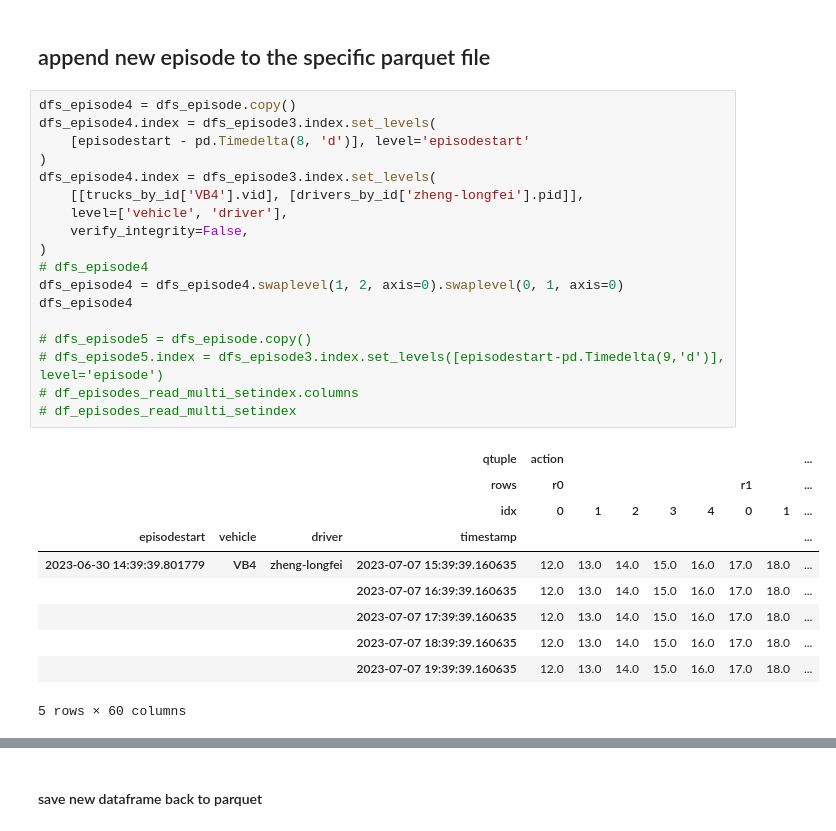
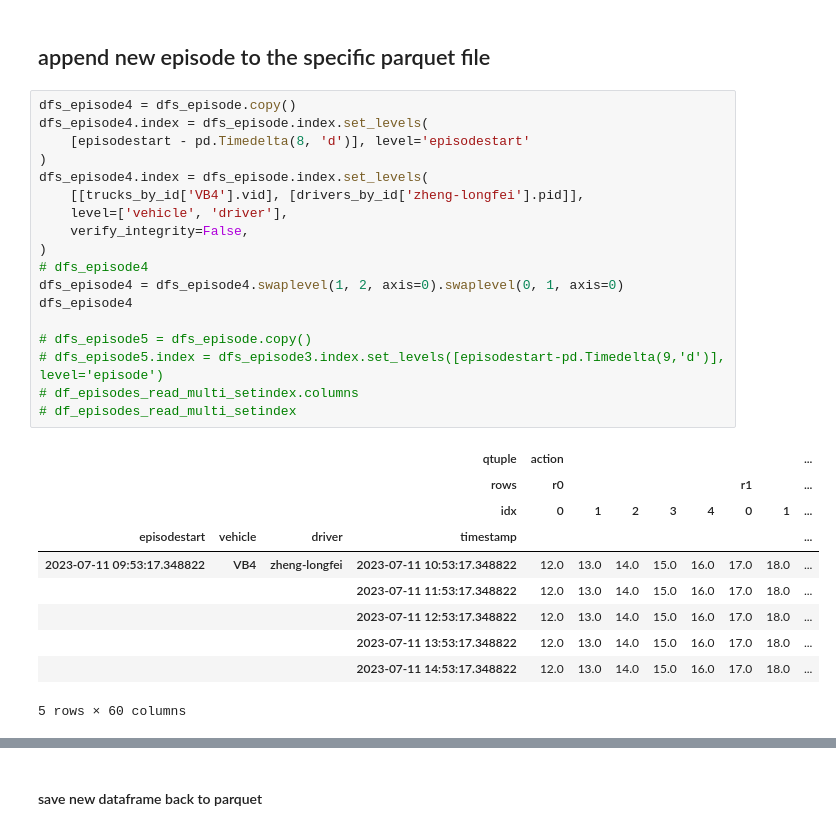
Before and after one commit to Binjian/eos, a Jupyter notebook: eos/utils/eos_episode_dataframe.ipynb, the cells around one changed output, grey strips where cells are left out. Cells and saved outputs as stored; diff of their text form.

```diff
--- a/eos/utils/eos_episode_dataframe.ipynb
+++ b/eos/utils/eos_episode_dataframe.ipynb
@@ -2767,32 +2664,32 @@ df_episodes_read_multi_setindex
 ## append new episode to the specific parquet file
 # %%
 dfs_episode4 = dfs_episode.copy()
-dfs_episode4.index = dfs_episode3.index.set_levels(
+dfs_episode4.index = dfs_episode.index.set_levels(
     [episodestart - pd.Timedelta(8, 'd')], level='episodestart'
 )
-dfs_episode4.index = dfs_episode3.index.set_levels(
+dfs_episode4.index = dfs_episode.index.set_levels(
     [[trucks_by_id['VB4'].vid], [drivers_by_id['zheng-longfei'].pid]],
     level=['vehicle', 'driver'],
     verify_integrity=False,
 )
 # dfs_episode4
 dfs_episode4 = dfs_episode4.swaplevel(1, 2, axis=0).swaplevel(0, 1, axis=0)
 dfs_episode4
 
 # dfs_episode5 = dfs_episode.copy()
 # dfs_episode5.index = dfs_episode3.index.set_levels([episodestart-pd.Timedelta(9,'d')], level='episode')
 # df_episodes_read_multi_setindex.columns
 # df_episodes_read_multi_setindex
 # %% [output]
 |  |  |  | qtuple | action |  |  |  |  |  |  | ... |
 |  |  |  | rows | r0 |  |  |  |  | r1 |  | ... |
 |  |  |  | idx | 0 | 1 | 2 | 3 | 4 | 0 | 1 | ... |
 | episodestart | vehicle | driver | timestamp |  |  |  |  |  |  |  | ... |
-| 2023-06-30 14:39:39.801779 | VB4 | zheng-longfei | 2023-07-07 15:39:39.160635 | 12.0 | 13.0 | 14.0 | 15.0 | 16.0 | 17.0 | 18.0 | ... |
-|  |  |  | 2023-07-07 16:39:39.160635 | 12.0 | 13.0 | 14.0 | 15.0 | 16.0 | 17.0 | 18.0 | ... |
-|  |  |  | 2023-07-07 17:39:39.160635 | 12.0 | 13.0 | 14.0 | 15.0 | 16.0 | 17.0 | 18.0 | ... |
-|  |  |  | 2023-07-07 18:39:39.160635 | 12.0 | 13.0 | 14.0 | 15.0 | 16.0 | 17.0 | 18.0 | ... |
-|  |  |  | 2023-07-07 19:39:39.160635 | 12.0 | 13.0 | 14.0 | 15.0 | 16.0 | 17.0 | 18.0 | ... |
+| 2023-07-11 09:53:17.348822 | VB4 | zheng-longfei | 2023-07-11 10:53:17.348822 | 12.0 | 13.0 | 14.0 | 15.0 | 16.0 | 17.0 | 18.0 | ... |
+|  |  |  | 2023-07-11 11:53:17.348822 | 12.0 | 13.0 | 14.0 | 15.0 | 16.0 | 17.0 | 18.0 | ... |
+|  |  |  | 2023-07-11 12:53:17.348822 | 12.0 | 13.0 | 14.0 | 15.0 | 16.0 | 17.0 | 18.0 | ... |
+|  |  |  | 2023-07-11 13:53:17.348822 | 12.0 | 13.0 | 14.0 | 15.0 | 16.0 | 17.0 | 18.0 | ... |
+|  |  |  | 2023-07-11 14:53:17.348822 | 12.0 | 13.0 | 14.0 | 15.0 | 16.0 | 17.0 | 18.0 | ... |
 5 rows × 60 columns
 # %%
 dfs_episodes_new = pd.concat([df_episodes_read_multi_setindex, dfs_episode4], axis=0)
```
Also changed, not shown: parts of 82 cells of this notebook, 2 other files.
